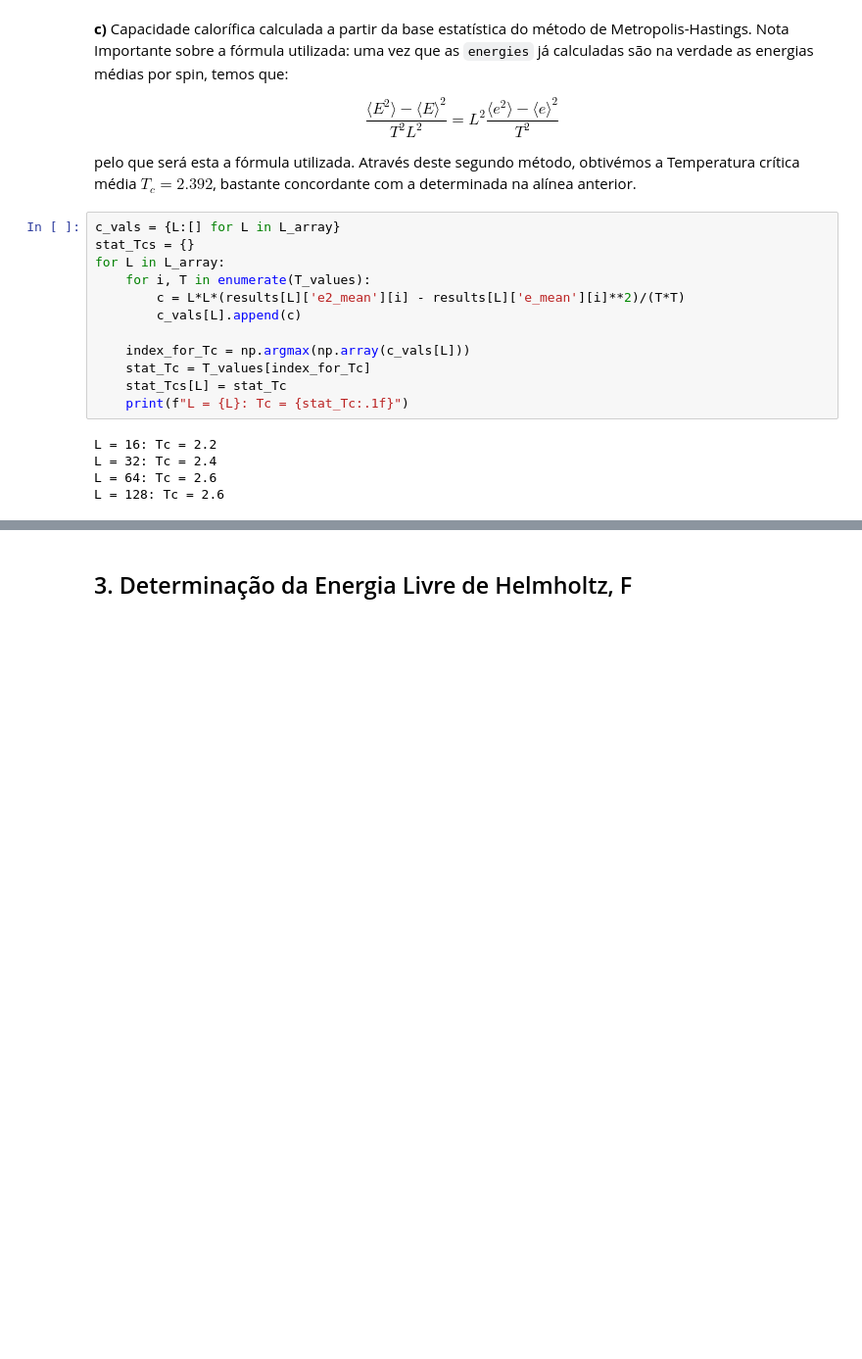
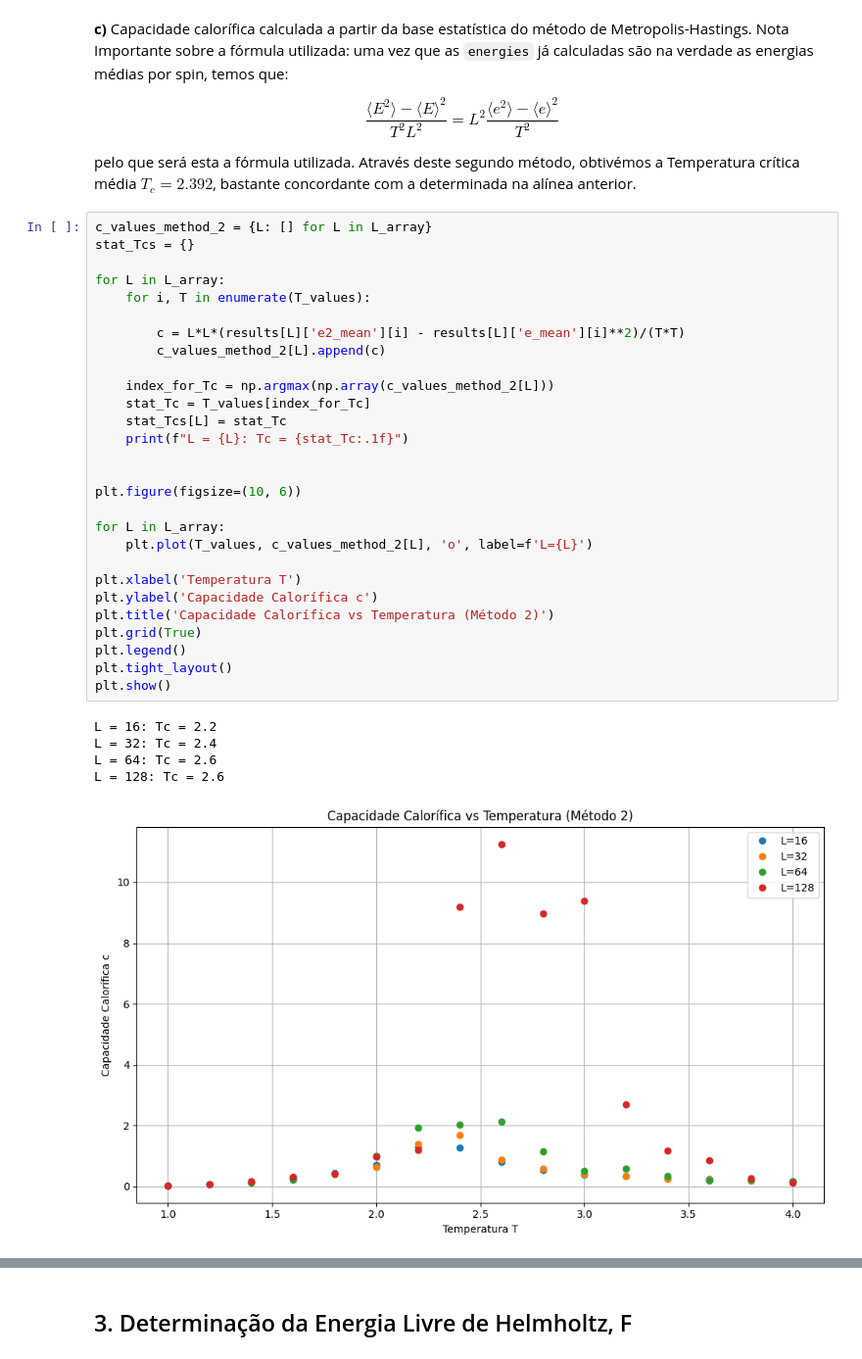
Before and after one commit to RafaelFernandesIST/FC_Grupo22, a Jupyter notebook: Projeto_1/projeto_1.ipynb, the cells around one changed output, grey strips where cells are left out. Shown at 98% size. Drawn from its saved outputs; the diff is of its cells as text; blank space fills up the shorter version.

```diff
--- a/Projeto_1/projeto_1.ipynb
+++ b/Projeto_1/projeto_1.ipynb
@@ -345,20 +345,37 @@ $$
 
 pelo que será esta a fórmula utilizada. Através deste segundo método, obtivémos a Temperatura crítica média $T_c = 2.392$, bastante concordante com a determinada na alínea anterior.
 # %%
-c_vals = {L:[] for L in L_array}
+c_values_method_2 = {L: [] for L in L_array}
 stat_Tcs = {}
+
 for L in L_array:
     for i, T in enumerate(T_values):
+
         c = L*L*(results[L]['e2_mean'][i] - results[L]['e_mean'][i]**2)/(T*T)
-        c_vals[L].append(c)
+        c_values_method_2[L].append(c)
 
-    index_for_Tc = np.argmax(np.array(c_vals[L]))
+    index_for_Tc = np.argmax(np.array(c_values_method_2[L]))
     stat_Tc = T_values[index_for_Tc]
     stat_Tcs[L] = stat_Tc
     print(f"L = {L}: Tc = {stat_Tc:.1f}")
+
+
+plt.figure(figsize=(10, 6))
+
+for L in L_array:
+    plt.plot(T_values, c_values_method_2[L], 'o', label=f'L={L}')
+
+plt.xlabel('Temperatura T')
+plt.ylabel('Capacidade Calorífica c')
+plt.title('Capacidade Calorífica vs Temperatura (Método 2)')
+plt.grid(True)
+plt.legend()
+plt.tight_layout()
+plt.show()
 # %% [output]
 L = 16: Tc = 2.2
 L = 32: Tc = 2.4
 L = 64: Tc = 2.6
 L = 128: Tc = 2.6
+[figure, added]
 # %% [markdown]
```
Also changed, not shown: parts of 3 cells of this notebook.
